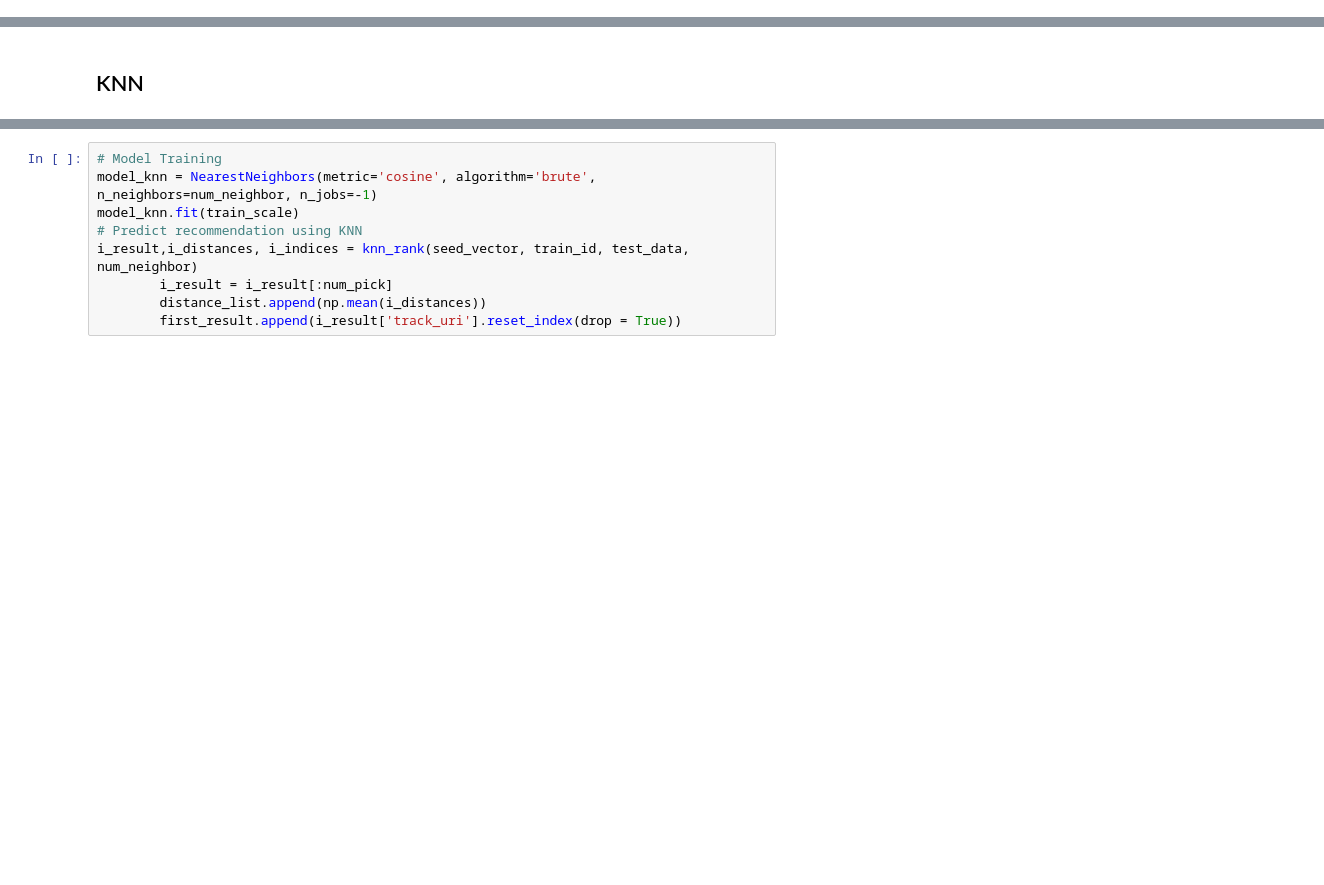
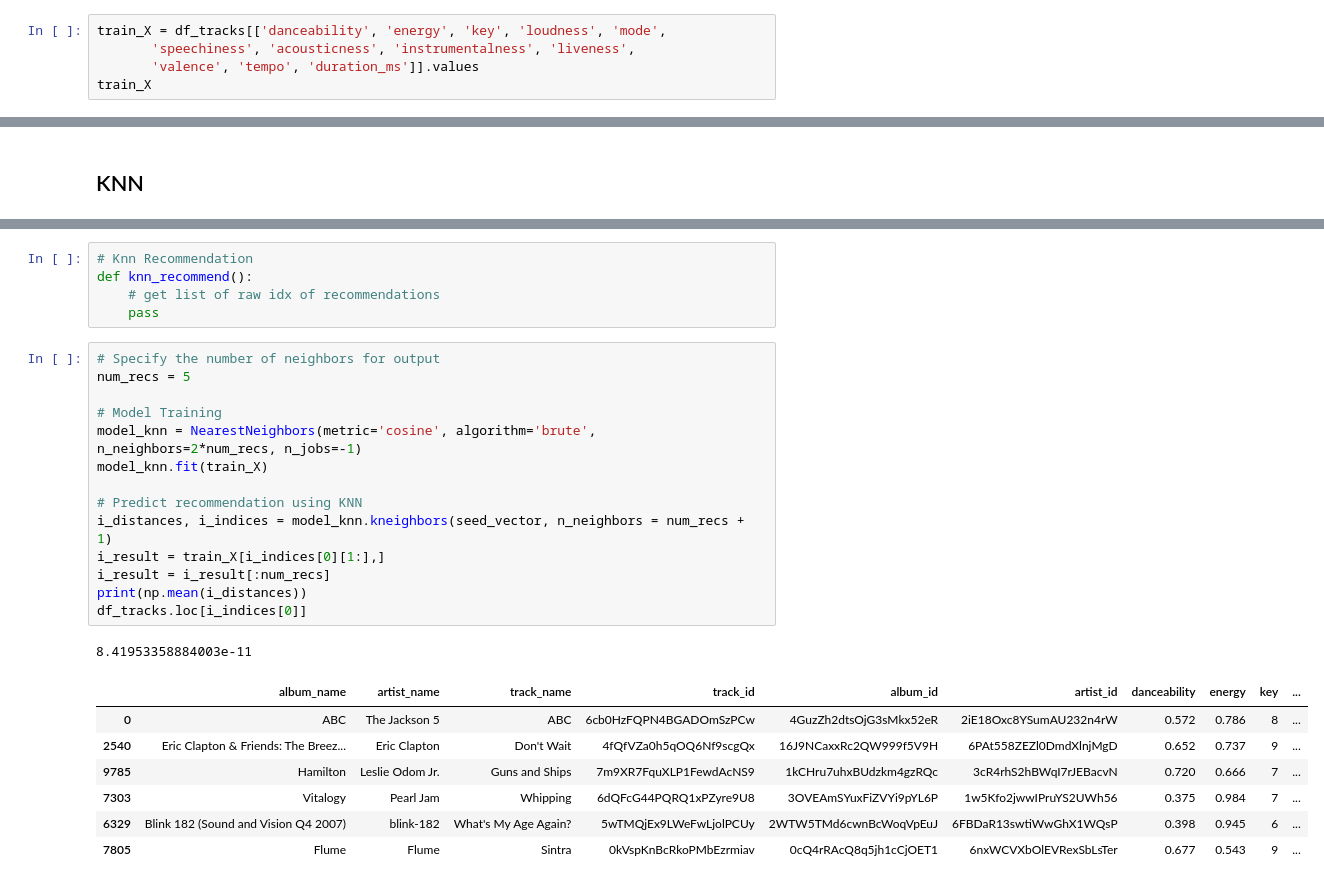
Before and after one commit to RoyWang21/musicmatcher, a Jupyter notebook: Music_Matcher_Demo.ipynb, the cells around one changed output, grey strips where cells are left out. Saved outputs shown, nothing was run; the diff lists cells and outputs as text; blank space fills up the shorter version.

```diff
--- a/Music_Matcher_Demo.ipynb
+++ b/Music_Matcher_Demo.ipynb
@@ -178,0 +192,5 @@ standardizing, scaling, outlier removal
+# %%
+train_X = df_tracks[['danceability', 'energy', 'key', 'loudness', 'mode',
+       'speechiness', 'acousticness', 'instrumentalness', 'liveness',
+       'valence', 'tempo', 'duration_ms']].values
+train_X
@@ -197,9 +237,28 @@ def knn_rank(seed_track, train_id, data_knn_scale, num_neighbor):
+# %%
+# Knn Recommendation
+def knn_recommend():
+    # get list of raw idx of recommendations
+    pass
 # %%
+# Specify the number of neighbors for output
+num_recs = 5
+
 # Model Training
-model_knn = NearestNeighbors(metric='cosine', algorithm='brute', n_neighbors=num_neighbor, n_jobs=-1)
-model_knn.fit(train_scale)
+model_knn = NearestNeighbors(metric='cosine', algorithm='brute', n_neighbors=2*num_recs, n_jobs=-1)
+model_knn.fit(train_X)
+
 # Predict recommendation using KNN
-i_result,i_distances, i_indices = knn_rank(seed_vector, train_id, test_data, num_neighbor)
-        i_result = i_result[:num_pick]
-        distance_list.append(np.mean(i_distances))
-        first_result.append(i_result['track_uri'].reset_index(drop = True))
+i_distances, i_indices = model_knn.kneighbors(seed_vector, n_neighbors = num_recs + 1)
+i_result = train_X[i_indices[0][1:],]
+i_result = i_result[:num_recs]
+print(np.mean(i_distances))
+df_tracks.loc[i_indices[0]]
+# %% [output]
+8.41953358884003e-11
+|  | album_name | artist_name | track_name | track_id | album_id | artist_id | danceability | energy | key | ... |
+| 0 | ABC | The Jackson 5 | ABC | 6cb0HzFQPN4BGADOmSzPCw | 4GuzZh2dtsOjG3sMkx52eR | 2iE18Oxc8YSumAU232n4rW | 0.572 | 0.786 | 8 | ... |
+| 2540 | Eric Clapton & Friends: The Breez... | Eric Clapton | Don't Wait | 4fQfVZa0h5qOQ6Nf9scgQx | 16J9NCaxxRc2QW999f5V9H | 6PAt558ZEZl0DmdXlnjMgD | 0.652 | 0.737 | 9 | ... |
+| 9785 | Hamilton | Leslie Odom Jr. | Guns and Ships | 7m9XR7FquXLP1FewdAcNS9 | 1kCHru7uhxBUdzkm4gzRQc | 3cR4rhS2hBWqI7rJEBacvN | 0.720 | 0.666 | 7 | ... |
+| 7303 | Vitalogy | Pearl Jam | Whipping | 6dQFcG44PQRQ1xPZyre9U8 | 3OVEAmSYuxFiZVYi9pYL6P | 1w5Kfo2jwwIPruYS2UWh56 | 0.375 | 0.984 | 7 | ... |
+| 6329 | Blink 182 (Sound and Vision Q4 2007) | blink-182 | What's My Age Again? | 5wTMQjEx9LWeFwLjolPCUy | 2WTW5TMd6cwnBcWoqVpEuJ | 6FBDaR13swtiWwGhX1WQsP | 0.398 | 0.945 | 6 | ... |
+| 7805 | Flume | Flume | Sintra | 0kVspKnBcRkoPMbEzrmiav | 0cQ4rRAcQ8q5jh1cCjOET1 | 6nxWCVXbOlEVRexSbLsTer | 0.677 | 0.543 | 9 | ... |
```
Also changed, not shown: parts of 8 cells of this notebook.
